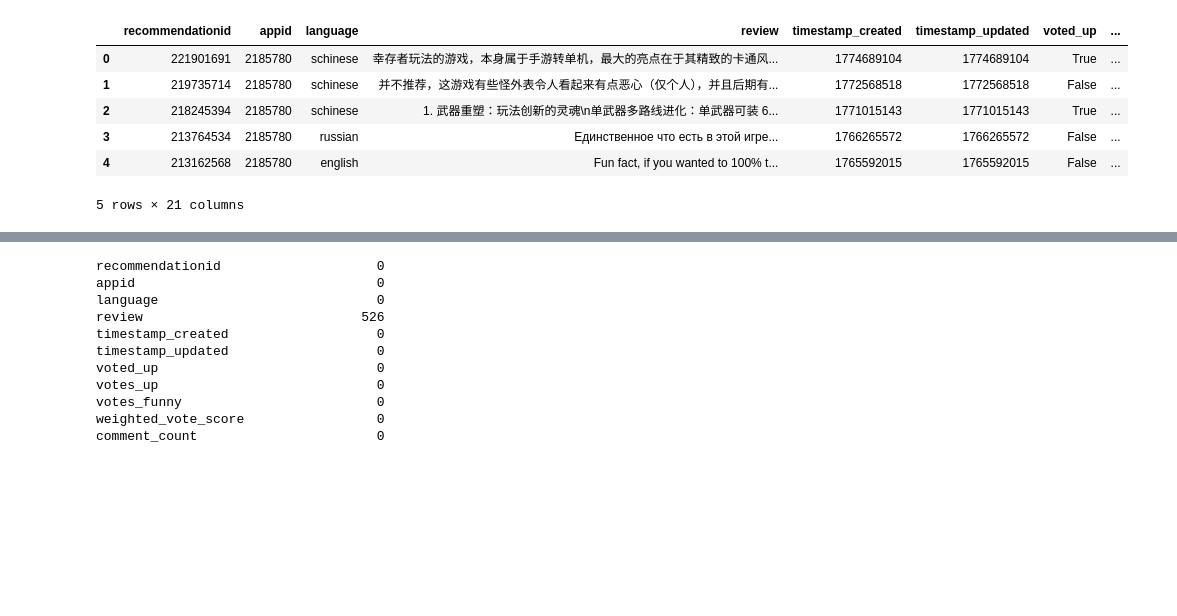
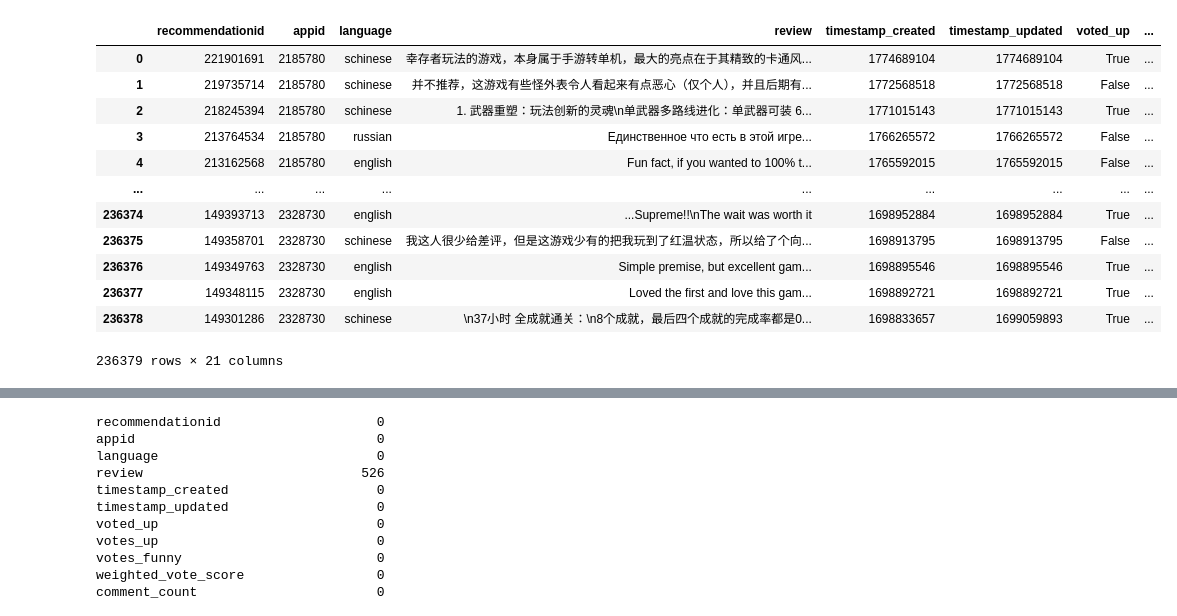
Before and after one commit to jinnyjinnyjinjin/steam-indie-game-analysis, a Jupyter notebook: src/notebooks/js/review.ipynb, the cells around one changed output, grey strips where cells are left out. Drawn from its saved outputs; the diff is of its cells as text; code cells hidden in the pictures; blank space fills up the shorter version.

```diff
--- a/src/notebooks/js/review.ipynb
+++ b/src/notebooks/js/review.ipynb
@@ -1,22 +1,28 @@
 # %%
 import pandas as pd
 import numpy as np
 import matplotlib.pyplot as plt
 import seaborn as sns
 from scipy.stats import kruskal
 import ast
 #plt.rcParams['font.family'] = 'AppleGothic'    # Mac
 plt.rcParams['font.family'] = 'Malgun Gothic' # Windows
 plt.rcParams['axes.unicode_minus'] = False
 
 reviews = pd.read_csv("../../../data/steam_indie_reviews.csv")
 
-reviews.head()
+reviews
 # %% [output]
 |  | recommendationid | appid | language | review | timestamp_created | timestamp_updated | voted_up | ... |
 | 0 | 221901691 | 2185780 | schinese | 幸存者玩法的游戏，本身属于手游转单机，最大的亮点在于其精致的卡通风... | 1774689104 | 1774689104 | True | ... |
 | 1 | 219735714 | 2185780 | schinese | 并不推荐，这游戏有些怪外表令人看起来有点恶心（仅个人），并且后期有... | 1772568518 | 1772568518 | False | ... |
 | 2 | 218245394 | 2185780 | schinese | 1. 武器重塑：玩法创新的灵魂\n单武器多路线进化：单武器可装 6... | 1771015143 | 1771015143 | True | ... |
 | 3 | 213764534 | 2185780 | russian | Единственное что есть в этой игре... | 1766265572 | 1766265572 | False | ... |
 | 4 | 213162568 | 2185780 | english | Fun fact, if you wanted to 100% t... | 1765592015 | 1765592015 | False | ... |
+| ... | ... | ... | ... | ... | ... | ... | ... | ... |
+| 236374 | 149393713 | 2328730 | english | ...Supreme!!\nThe wait was worth it | 1698952884 | 1698952884 | True | ... |
+| 236375 | 149358701 | 2328730 | schinese | 我这人很少给差评，但是这游戏少有的把我玩到了红温状态，所以给了个向... | 1698913795 | 1698913795 | False | ... |
+| 236376 | 149349763 | 2328730 | english | Simple premise, but excellent gam... | 1698895546 | 1698895546 | True | ... |
+| 236377 | 149348115 | 2328730 | english | Loved the first and love this gam... | 1698892721 | 1698892721 | True | ... |
+| 236378 | 149301286 | 2328730 | schinese | \n37小时 全成就通关：\n8个成就，最后四个成就的完成率都是0... | 1698833657 | 1699059893 | True | ... |
-5 rows × 21 columns
+236379 rows × 21 columns
```
Also changed, not shown: parts of 2 cells of this notebook, 2 other files.
